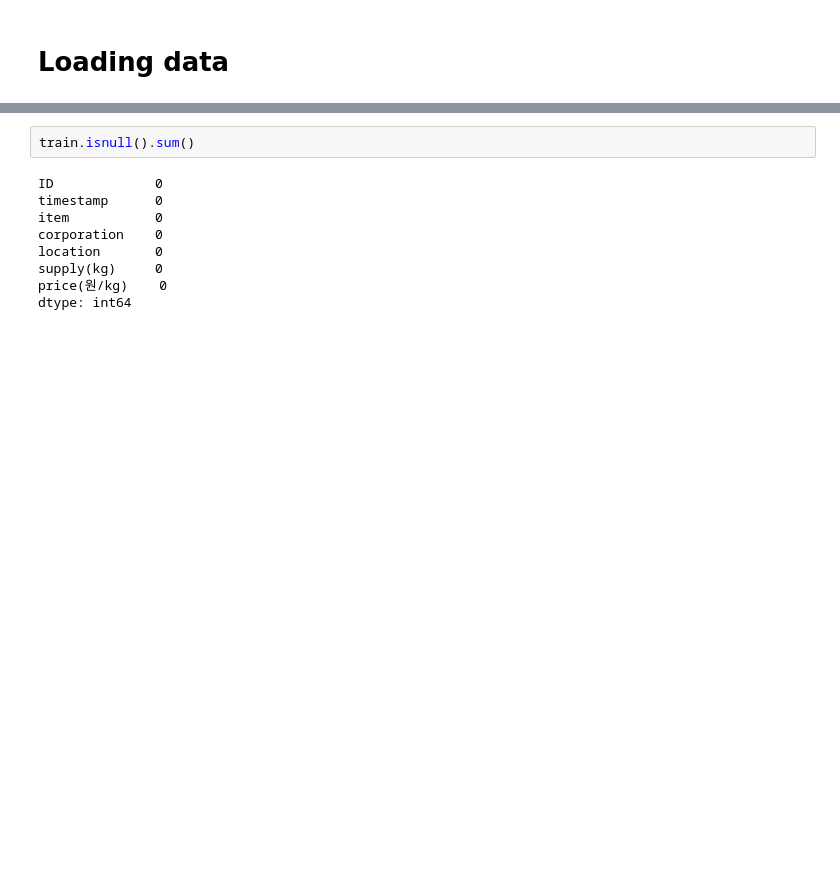
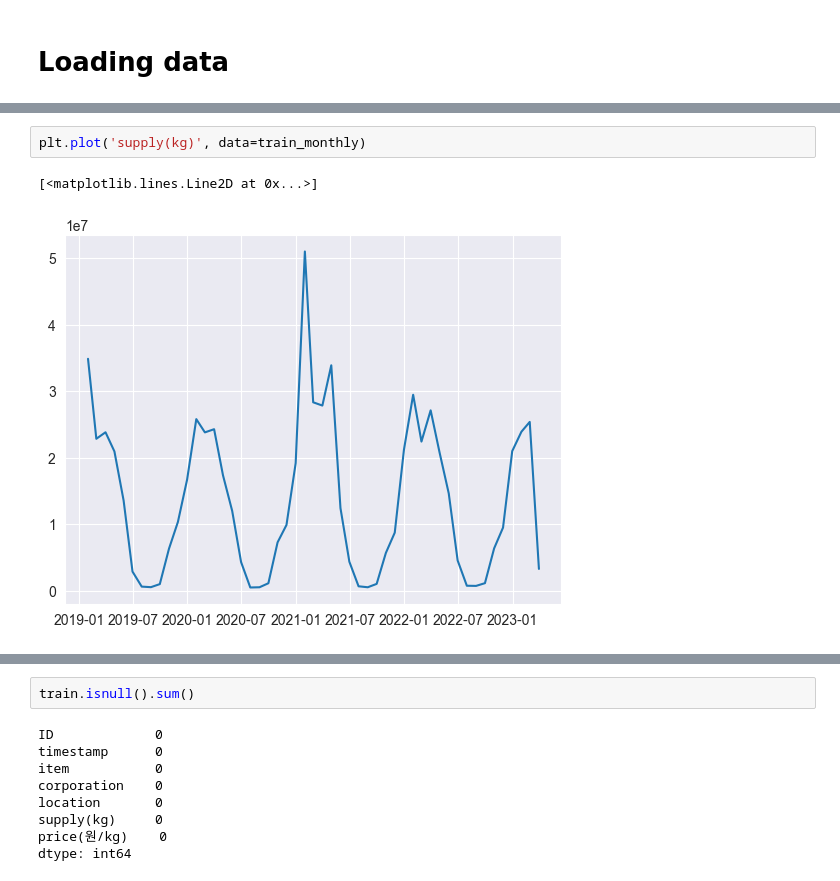
Before and after one commit to albas99/timeseriesdata, a Jupyter notebook: preprocessing_upload.ipynb, the cells around one changed output, grey strips where cells are left out. Saved outputs shown, nothing was run; the diff lists cells and outputs as text; blank space fills up the shorter version.

```diff
--- a/preprocessing_upload.ipynb
+++ b/preprocessing_upload.ipynb
@@ -60,0 +108,5 @@ train.head()
+# %%
+plt.plot('supply(kg)', data=train_monthly)
+# %% [output]
+[<matplotlib.lines.Line2D at 0x...>]
+[figure, added]
```
Also changed, not shown: parts of 27 cells of this notebook.
